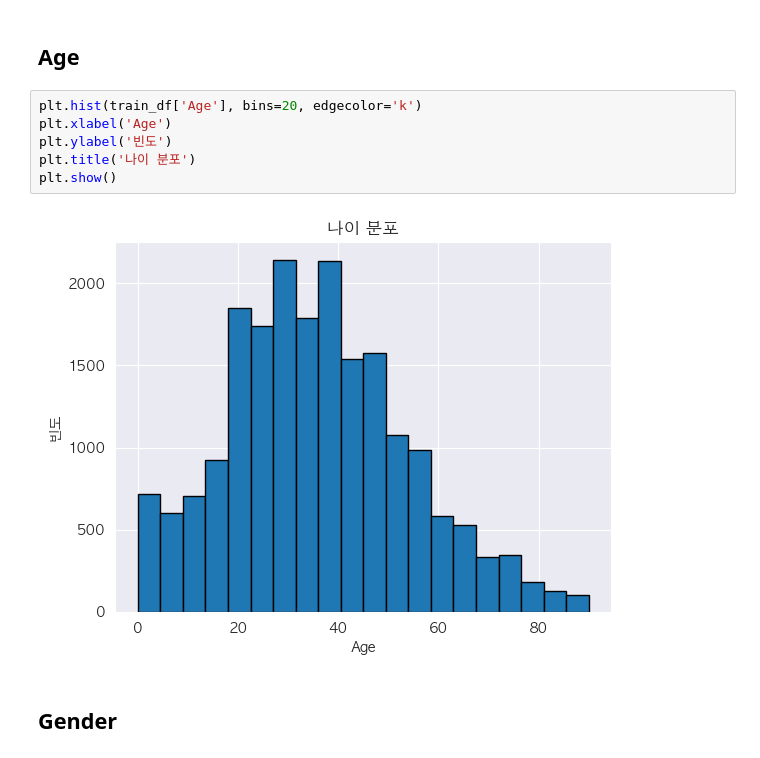
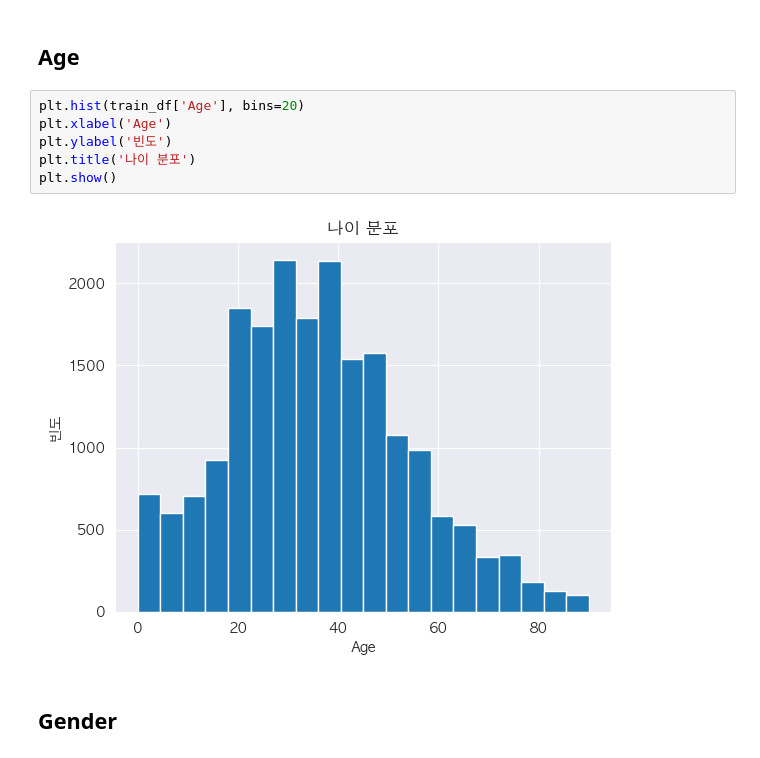
Before and after one commit to YoungjaeKang/dacon_income_forecast, a Jupyter notebook: 2. Model-1.ipynb, the cells around one changed output. Drawn from its saved outputs; the diff is of its cells as text.

```diff
--- a/2. Model-1.ipynb
+++ b/2. Model-1.ipynb
@@ -134,13 +134,13 @@ Index(['ID', 'Age', 'Gender', 'Education_Status', 'Employment_Status',
 # %% [markdown]
 ## Age
 # %%
-plt.hist(train_df['Age'], bins=20, edgecolor='k')
+plt.hist(train_df['Age'], bins=20)
 plt.xlabel('Age')
 plt.ylabel('빈도')
 plt.title('나이 분포')
 plt.show()
 # %% [output]
-[figure, old version]
+[figure, new version]
 # %% [markdown]
 ## Gender
 # %%
```
Also changed, not shown: parts of 64 cells of this notebook.
